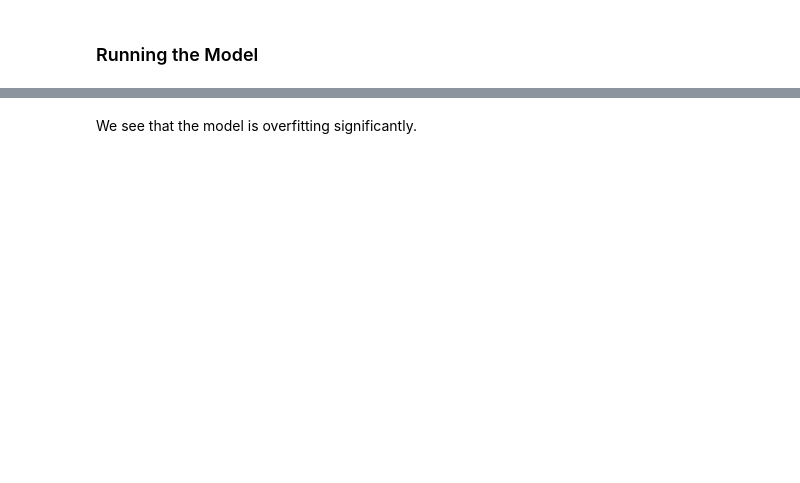
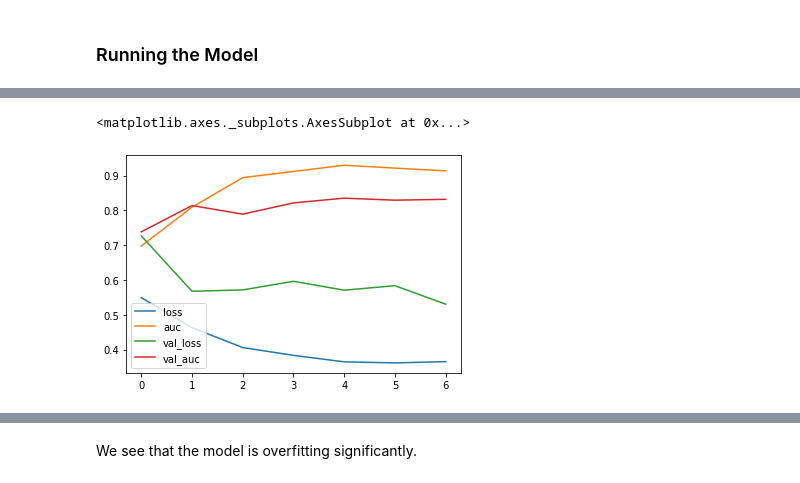
Before and after one commit to OsosKP/tf-image-classifier, a Jupyter notebook: squeezeNet.ipynb, the cells around one changed output, grey strips where cells are left out. Cells and saved outputs as stored; diff of their text form; code cells hidden in the pictures; blank space fills up the shorter version.

```diff
--- a/squeezeNet.ipynb
+++ b/squeezeNet.ipynb
@@ -36,15 +45,15 @@ class fire_module(Layer):
 
     def __init__(self, squeeze_size=16, expand_size=64):
         super(fire_module, self).__init__()
-        self.squeeze = Conv2D(filters=squeeze_size, kernel_size=(1,1), padding='valid', activation='relu', name=self.s_id + "sq1x1")
-        self.exp1_1 = Conv2D(filters=expand_size, kernel_size=(1,1), padding='valid', activation='relu', name=self.s_id + "exp1x1")
-        self.exp3_3 = Conv2D(filters=expand_size, kernel_size=(3,3), padding='same', activation='relu', name=self.s_id + "exp3x3")
+        self.squeeze = Conv2D(filters=squeeze_size, kernel_size=(1,1), padding='valid', activation='relu', name="sq1x1")
+        self.exp1_1 = Conv2D(filters=expand_size, kernel_size=(1,1), padding='valid', activation='relu', name="exp1x1")
+        self.exp3_3 = Conv2D(filters=expand_size, kernel_size=(3,3), padding='same', activation='relu', name="exp3x3")
 
     def call(self, input):
         squeezed_value = self.squeeze(input)
         exp1_1_value = self.exp1_1(squeezed_value)
         exp3_3_value = self.exp3_3(squeezed_value)
-        return concatenate([exp1_1_value, exp3_3_value], axis=-1, name=self.s_id + 'concat')
+        return concatenate([exp1_1_value, exp3_3_value], axis=-1, name='concat')
 # %%
 model = Sequential()
 model.add(Conv2D(filters=8, kernel_size=(3,3), input_shape=image_shape, activation='relu'))
@@ -100,5 +151,8 @@ results = model.fit(train_image_gen, epochs=20,
 # %%
 metrics = pd.DataFrame(model.history.history)
 # %%
-metrics[['accuracy', 'val_accuracy']].plot()
+metrics.plot()
+# %% [output]
+<matplotlib.axes._subplots.AxesSubplot at 0x...>
+[figure, added]
 # %%
```
Also changed, not shown: parts of 11 cells of this notebook, 1 other file.
